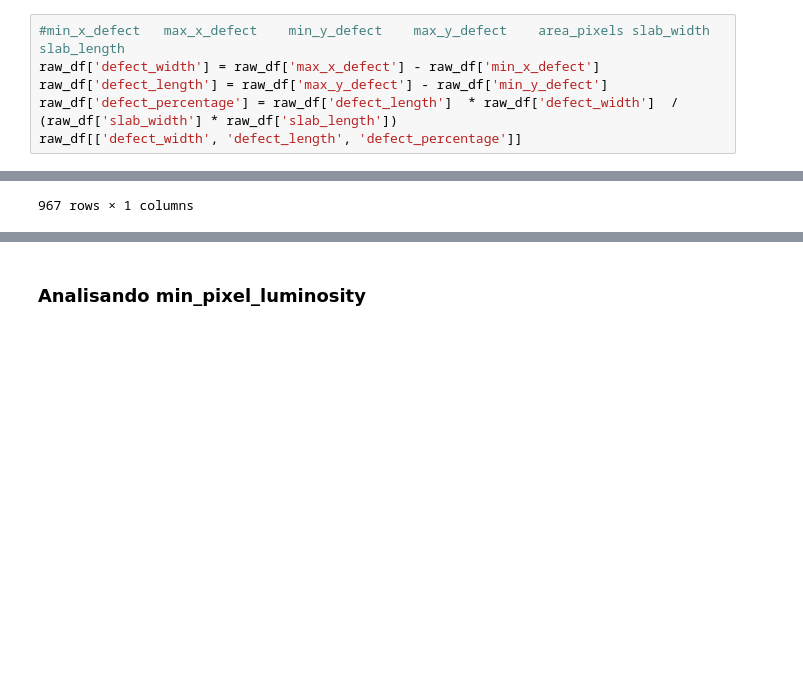
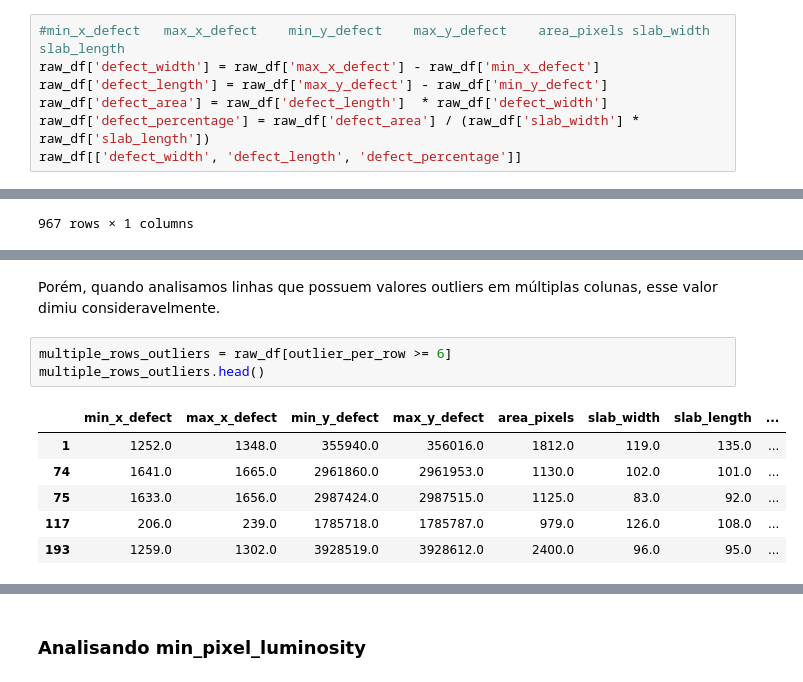
Before and after one commit to beamaia/steel-plates-arcelor, a Jupyter notebook: notebooks/desafio_beatriz_maia.ipynb, the cells around one changed output, grey strips where cells are left out. Drawn from its saved outputs; the diff is of its cells as text; blank space fills up the shorter version.

```diff
--- a/notebooks/desafio_beatriz_maia.ipynb
+++ b/notebooks/desafio_beatriz_maia.ipynb
@@ -243,7 +243,8 @@ As colunas `area_pixels`, `slab_width`, `slab_length`, `sum_pixel_luminosity` e
 #min_x_defect	max_x_defect	min_y_defect	max_y_defect	area_pixels	slab_width	slab_length
 raw_df['defect_width'] = raw_df['max_x_defect'] - raw_df['min_x_defect']
 raw_df['defect_length'] = raw_df['max_y_defect'] - raw_df['min_y_defect']
-raw_df['defect_percentage'] = raw_df['defect_length']  * raw_df['defect_width']  / (raw_df['slab_width'] * raw_df['slab_length'])
+raw_df['defect_area'] = raw_df['defect_length']  * raw_df['defect_width']
+raw_df['defect_percentage'] = raw_df['defect_area'] / (raw_df['slab_width'] * raw_df['slab_length'])
 raw_df[['defect_width', 'defect_length', 'defect_percentage']]
 # %% [output]
 |  | defect_width | defect_length | defect_percentage |
@@ -302,0 +374,12 @@ fig.show()
+# %% [markdown]
+Porém, quando analisamos linhas que possuem valores outliers em múltiplas colunas, esse valor dimiu consideravelmente.
+# %%
+multiple_rows_outliers = raw_df[outlier_per_row >= 6]
+multiple_rows_outliers.head()
+# %% [output]
+|  | min_x_defect | max_x_defect | min_y_defect | max_y_defect | area_pixels | slab_width | slab_length | ... |
+| 1 | 1252.0 | 1348.0 | 355940.0 | 356016.0 | 1812.0 | 119.0 | 135.0 | ... |
+| 74 | 1641.0 | 1665.0 | 2961860.0 | 2961953.0 | 1130.0 | 102.0 | 101.0 | ... |
+| 75 | 1633.0 | 1656.0 | 2987424.0 | 2987515.0 | 1125.0 | 83.0 | 92.0 | ... |
+| 117 | 206.0 | 239.0 | 1785718.0 | 1785787.0 | 979.0 | 126.0 | 108.0 | ... |
+| 193 | 1259.0 | 1302.0 | 3928519.0 | 3928612.0 | 2400.0 | 96.0 | 95.0 | ... |
```
Also changed, not shown: parts of 18 cells of this notebook.
